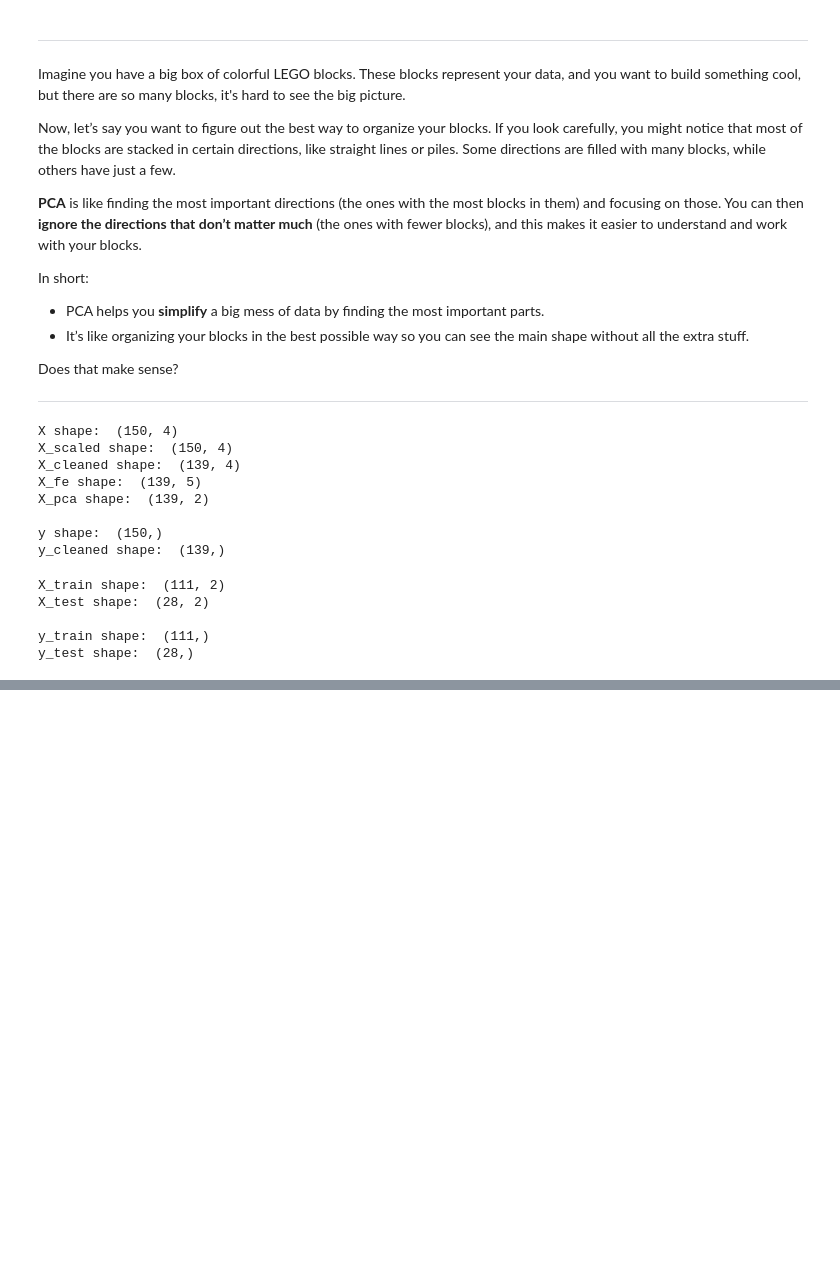
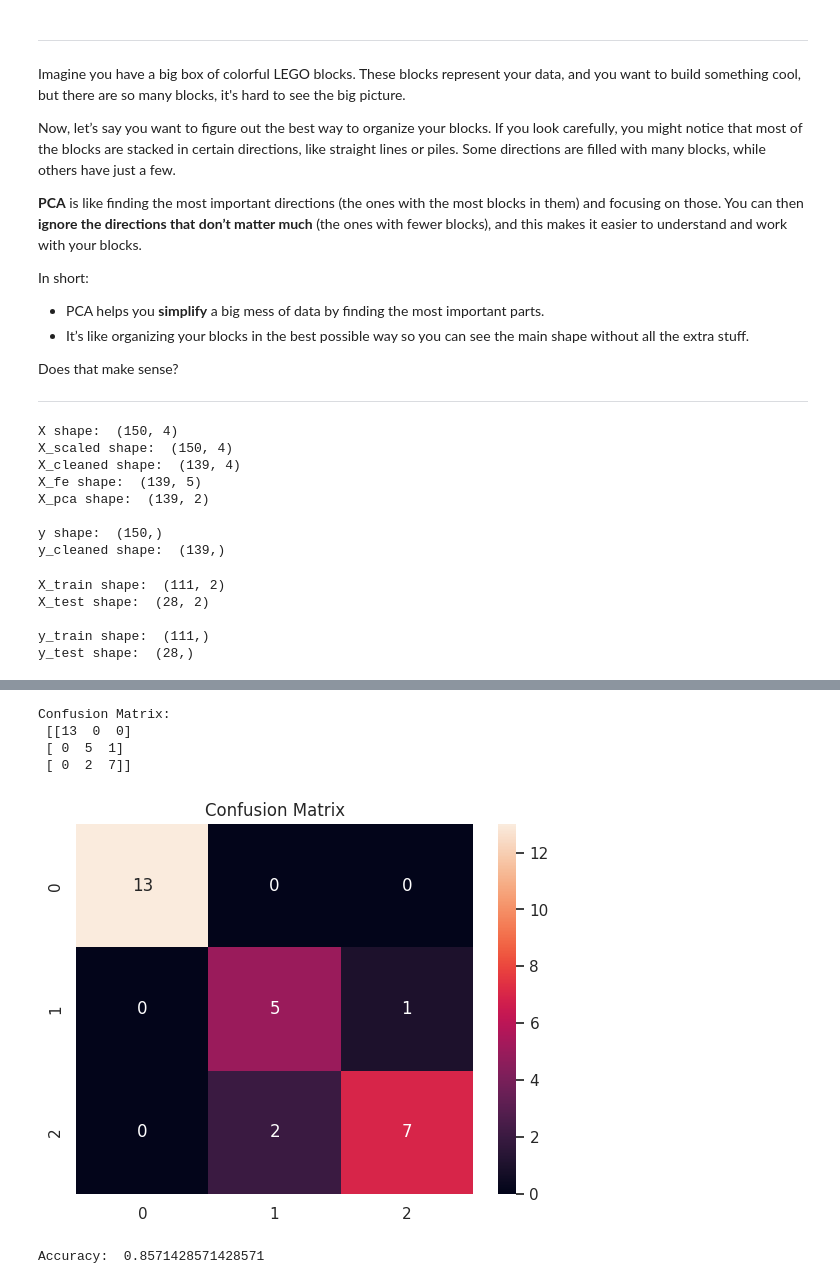
Before and after one commit to sabbir2609/edge_course, a Jupyter notebook: projects/iris_problem.ipynb, the cells around one changed output, grey strips where cells are left out. Saved outputs shown, nothing was run; the diff lists cells and outputs as text; code cells hidden in the pictures; blank space fills up the shorter version.

```diff
--- a/projects/iris_problem.ipynb
+++ b/projects/iris_problem.ipynb
@@ -187,0 +224,18 @@ y_test shape:  (28,)
+# %%
+# Confusion Matrix
+from sklearn.metrics import confusion_matrix
+
+# create the confusion matrix
+cm = confusion_matrix(y_test, y_pred)
+print("Confusion Matrix: \n", cm)
+
+# Visualizing the Confusion Matrix using Heatmap
+sns.heatmap(cm, annot=True)
+plt.title("Confusion Matrix")
+plt.show()
+# %% [output]
+Confusion Matrix:
+ [[13  0  0]
+ [ 0  5  1]
+ [ 0  2  7]]
+[figure, added]
@@ -187,0 +254,7 @@ y_test shape:  (28,)
+# %%
+# evaluate the model
+accuracy = accuracy_score(y_test, y_pred)
+
+print("Accuracy: ", accuracy)
+# %% [output]
+Accuracy:  0.8571428571428571
```
Also changed, not shown: parts of 7 cells of this notebook.
